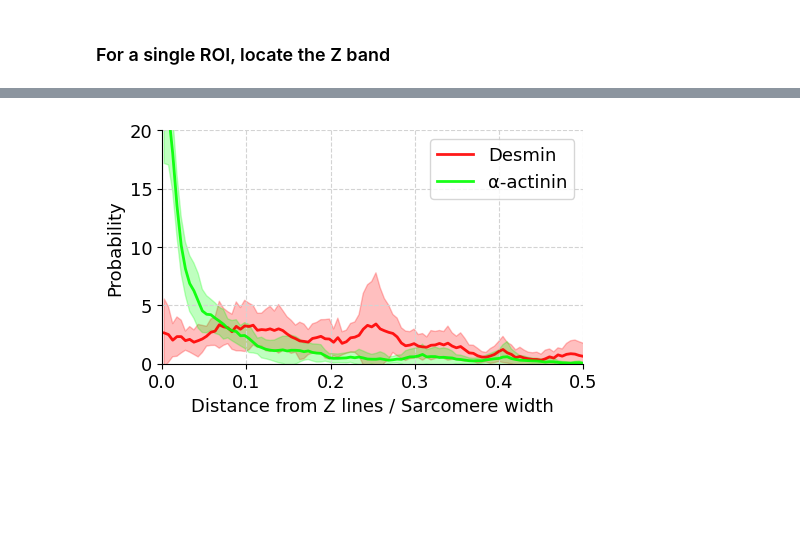
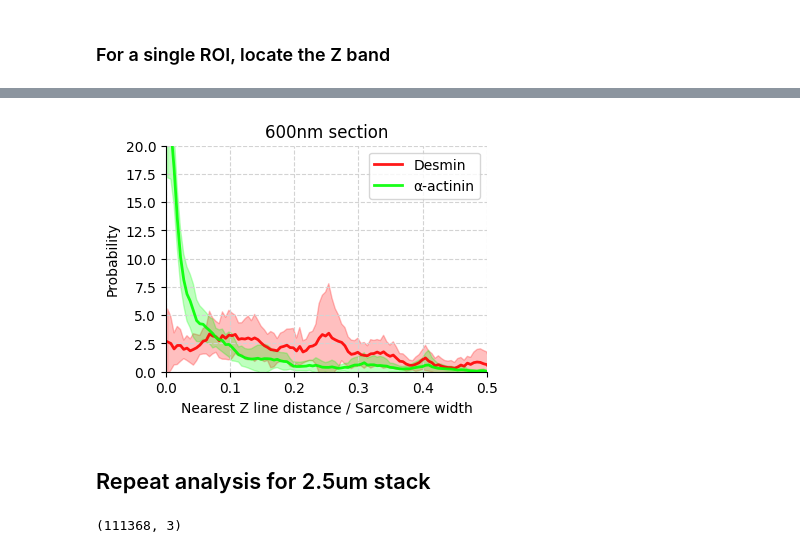
Before and after one commit to Jhko725/desmin-sarcomere-interior, a Jupyter notebook: notebooks/sarcomere_distances.ipynb, the cells around one changed output, grey strips where cells are left out. Saved outputs shown, nothing was run; the diff lists cells and outputs as text; code cells hidden in the pictures; blank space fills up the shorter version.

Commit message:
Polished visualizations

```diff
--- a/notebooks/sarcomere_distances.ipynb
+++ b/notebooks/sarcomere_distances.ipynb
@@ -4,17 +4,26 @@ import warnings
 import matplotlib.pyplot as plt
 import numpy as np
 import polars as pl
+import pyvista as pv
 from desmin_reconstruction.analysis.z_line_detection import (
     detect_Z_lines,
     nearest_Z_line_distances,
 )
 from desmin_reconstruction.plotting import clustered_scatterplot, line_and_bandplot
+from desmin_reconstruction.plotting.renderings import (
+    render_boundingsquare,
+    render_pointcloud,
+)
 from desmin_reconstruction.preprocessing.bbox import BoundingSquare, filter_bounded
 from desmin_reconstruction.preprocessing.storm import align_patch
 from hdbscan import HDBSCAN
 from tqdm import tqdm
 
 
-df = pl.read_csv("../data/results/desmin_alphaactinin_600nm_aligned.csv")
-out = df.partition_by("probe")
+pv.set_jupyter_backend("static")
+
+
+LABEL_DICT = {"desmin": "Desmin", "actinin": "α-actinin"}
+COLOR_DICT = {"desmin": "#FF0000", "actinin": "#00FF00"}
+scatter_kwargs = {"alpha": 0.3, "s": 0.2}
 # %%
@@ -47,7 +57,7 @@ x0s = (2, 6, 10, 14, 18, 1, 5, 9, 13, 17, 0, 4, 8, 12, 16, 15)
 y0s = (9, 9, 9, 9, 9, 5, 5, 5, 5, 5, 1, 1, 1, 1, 1, -3)
 bboxes = [BoundingSquare(x0, y0, side=4) for x0, y0 in zip(x0s, y0s)]
 # %%
-idx = 9
+idx = 12
 bbox = bboxes[idx]
 sq1 = {k: filter_bounded(v, bbox) for k, v in points.items()}
 # %%
@@ -108,7 +156,16 @@ for i, protein in enumerate(("desmin", "actinin")):
 # %%
+plt.style.use("dark_background")
+plt.rc("font", size=14)
+
 sarco_pos, distribution = detect_Z_lines(sq1_final["actinin"])
-fig, ax = plt.subplots(1, 1, figsize=(5, 3))
-ax.plot(*distribution)
+fig, ax = plt.subplots(1, 1, figsize=(5, 3), constrained_layout=True)
+ax.plot(*distribution, color=COLOR_DICT["actinin"], linewidth=2.0)
 for pos in sarco_pos:
-    ax.axvline(pos, ls="--", color="red")
+    ax.axvline(pos, ls="--", color="white")
+ax.spines["top"].set_visible(False)
+ax.spines["right"].set_visible(False)
+ax.grid(ls="--", color="#888888")
+ax.set_xlabel("x (μm)")
+ax.set_ylabel("# of localizations")
+fig.savefig("../figures/fig_2/count_distribution.svg", dpi=500)
 # %% [output]
@@ -155,7 +199,7 @@ ax = clustered_scatterplot(ax, desmin, clusterer.labels_)
 # %%
 sarcomere_distances = []
 for roi in tqdm(bboxes):
-    sq1 = {k: filter_bounded(v, roi) for k, v in points_final.items()}
+    sq1 = {k: filter_bounded(v, roi) for k, v in points.items()}
 
     with warnings.catch_warnings():
         warnings.simplefilter("ignore")
@@ -205,26 +228,41 @@ hist_counts["desmin"]
 # %%
-plt.rc("font", size=13)
-fig, ax = plt.subplots(1, 1, figsize=(5, 3), constrained_layout=True)
+plt.rc("font", size=15)
+plt.style.use("default")
+fig, ax = plt.subplots(1, 1, figsize=(4, 3), constrained_layout=True)
 for protein, distances in hist_counts.items():
     ax = line_and_bandplot(
         ax,
         (dist_bins[:-1] + dist_bins[1:]) / 2,
         np.mean(distances, axis=0),
         np.std(distances, axis=0),
         color=COLOR_DICT[protein],
         label=LABEL_DICT[protein],
         linewidth=2.0,
         alpha=0.9,
         alpha_band=0.25,
     )
 ax.set_xlim((0, 0.5))
 ax.spines["top"].set_visible(False)
 ax.spines["right"].set_visible(False)
 ax.grid(ls="--", color="lightgray")
-ax.set_xlabel("Distance from Z lines / Sarcomere width")
+ax.set_xlabel("Nearest Z line distance / Sarcomere width")
 ax.set_ylabel("Probability")
 ax.legend(loc="upper right")
 ax.set_ylim((0, 20))
-fig.savefig("../figures/fig_2/2d.svg", dpi=500)
+ax.set_title("600nm section")
+fig.savefig("../figures/fig_2/z_line_distances_600nm.svg", dpi=500)
 # %% [output]
-[figure, old version]
+[figure, new version]
+# %% [markdown]
+## Repeat analysis for 2.5um stack
+# %%
+df = pl.read_csv("../data/results/desmin_alphaactinin_2.5um_small_aligned.csv")
+out = df.partition_by("probe")
+
+points = {
+    name: out[i].select(["x", "y", "z"]).to_numpy()
+    for i, name in enumerate(("desmin", "actinin"))
+}
+points["desmin"].shape
+# %% [output]
+(111368, 3)
```
Also changed, not shown: parts of 27 cells of this notebook, 5 other files.
